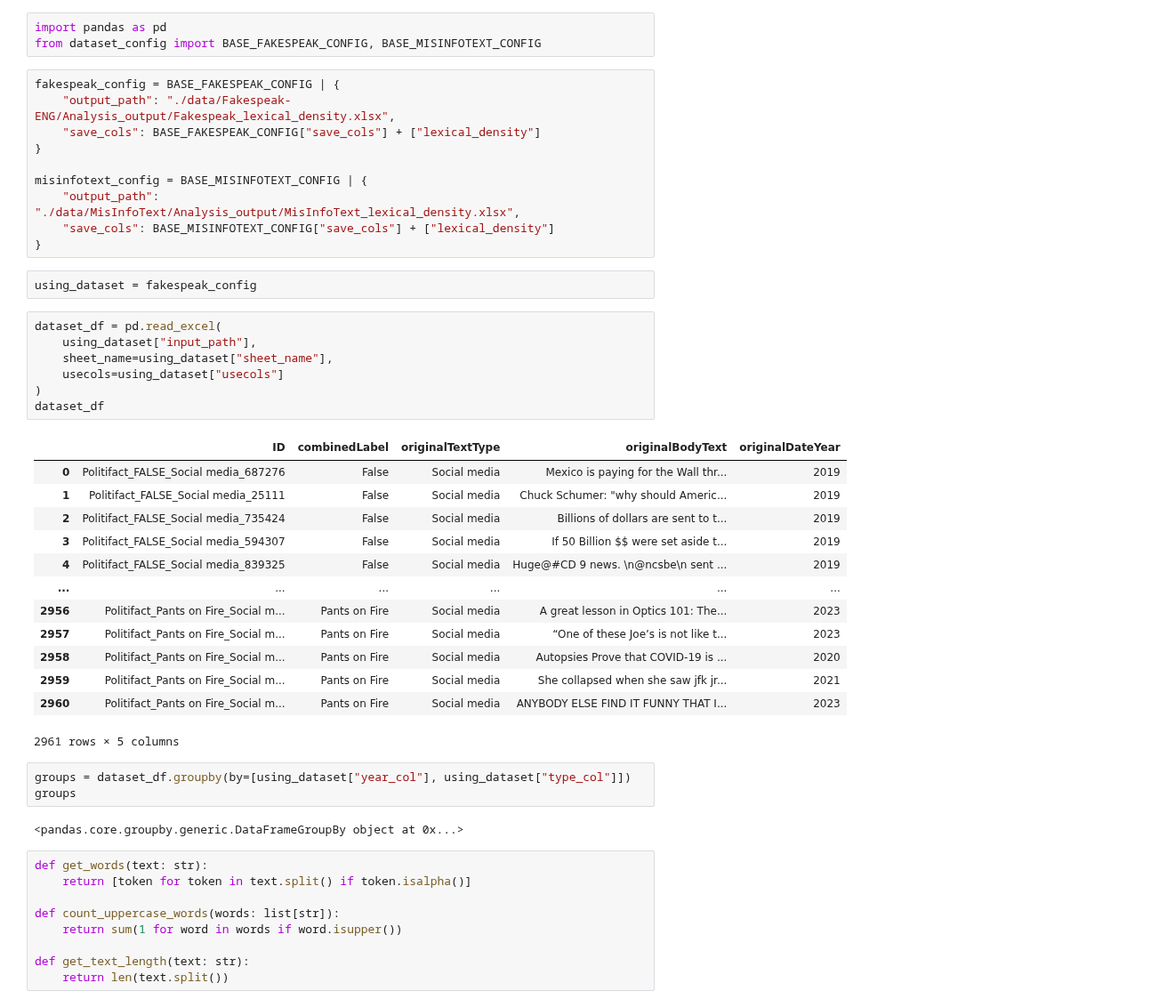
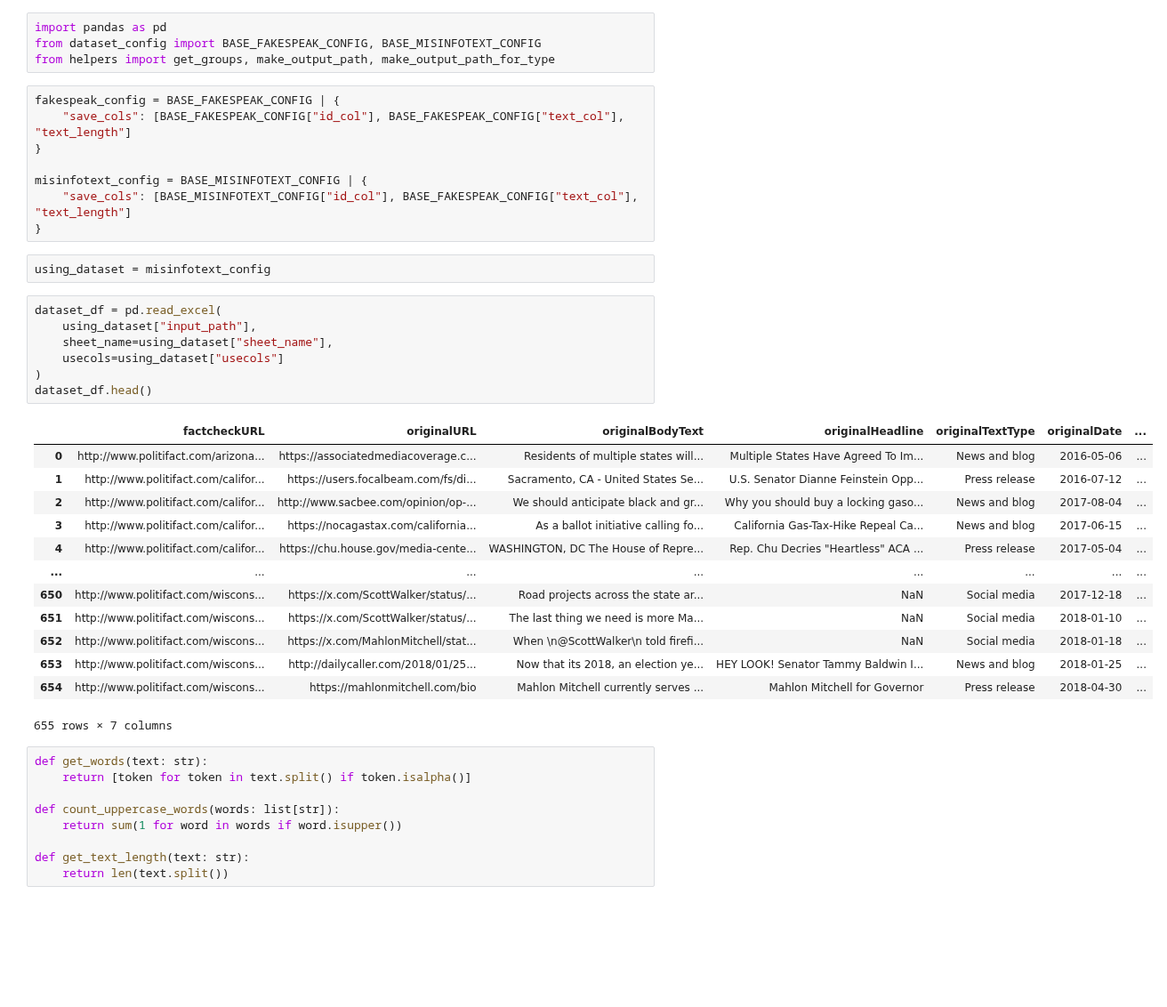
Before and after one commit to sfu-discourse-lab/fake_news_over_time, a Jupyter notebook: all_caps.ipynb, the cells around one changed output. Shown at 89% size. Drawn from its saved outputs; the diff is of its cells as text; blank space fills up the shorter version.

Commit message:
Start working on proper grouping of text types

```diff
--- a/all_caps.ipynb
+++ b/all_caps.ipynb
@@ -1,44 +1,38 @@
 # %%
 import pandas as pd
 from dataset_config import BASE_FAKESPEAK_CONFIG, BASE_MISINFOTEXT_CONFIG
+from helpers import get_groups, make_output_path, make_output_path_for_type
 # %%
 fakespeak_config = BASE_FAKESPEAK_CONFIG | {
-    "output_path": "./data/Fakespeak-ENG/Analysis_output/Fakespeak_lexical_density.xlsx",
-    "save_cols": BASE_FAKESPEAK_CONFIG["save_cols"] + ["lexical_density"]
+    "save_cols": [BASE_FAKESPEAK_CONFIG["id_col"], BASE_FAKESPEAK_CONFIG["text_col"], "text_length"]
 }
 
 misinfotext_config = BASE_MISINFOTEXT_CONFIG | {
-    "output_path": "./data/MisInfoText/Analysis_output/MisInfoText_lexical_density.xlsx",
-    "save_cols": BASE_MISINFOTEXT_CONFIG["save_cols"] + ["lexical_density"]
+    "save_cols": [BASE_MISINFOTEXT_CONFIG["id_col"], BASE_FAKESPEAK_CONFIG["text_col"], "text_length"]
 }
 # %%
-using_dataset = fakespeak_config
+using_dataset = misinfotext_config
 # %%
 dataset_df = pd.read_excel(
     using_dataset["input_path"],
     sheet_name=using_dataset["sheet_name"],
     usecols=using_dataset["usecols"]
 )
-dataset_df
+dataset_df.head()
 # %% [output]
-|  | ID | combinedLabel | originalTextType | originalBodyText | originalDateYear |
-| 0 | Politifact_FALSE_Social media_687276 | False | Social media | Mexico is paying for the Wall thr... | 2019 |
-| 1 | Politifact_FALSE_Social media_25111 | False | Social media | Chuck Schumer: "why should Americ... | 2019 |
-| 2 | Politifact_FALSE_Social media_735424 | False | Social media | Billions of dollars are sent to t... | 2019 |
-| 3 | Politifact_FALSE_Social media_594307 | False | Social media | If 50 Billion $$ were set aside t... | 2019 |
-| 4 | Politifact_FALSE_Social media_839325 | False | Social media | Huge@#CD 9 news. \n@ncsbe\n sent ... | 2019 |
-| ... | ... | ... | ... | ... | ... |
-| 2956 | Politifact_Pants on Fire_Social m... | Pants on Fire | Social media | A great lesson in Optics 101: The... | 2023 |
-| 2957 | Politifact_Pants on Fire_Social m... | Pants on Fire | Social media | “One of these Joe’s is not like t... | 2023 |
-| 2958 | Politifact_Pants on Fire_Social m... | Pants on Fire | Social media | Autopsies Prove that COVID-19 is ... | 2020 |
-| 2959 | Politifact_Pants on Fire_Social m... | Pants on Fire | Social media | She collapsed when she saw jfk jr... | 2021 |
-| 2960 | Politifact_Pants on Fire_Social m... | Pants on Fire | Social media | ANYBODY ELSE FIND IT FUNNY THAT I... | 2023 |
+|  | factcheckURL | originalURL | originalBodyText | originalHeadline | originalTextType | originalDate | ... |
+| 0 | http://www.politifact.com/arizona... | https://associatedmediacoverage.c... | Residents of multiple states will... | Multiple States Have Agreed To Im... | News and blog | 2016-05-06 | ... |
+| 1 | http://www.politifact.com/califor... | https://users.focalbeam.com/fs/di... | Sacramento, CA - United States Se... | U.S. Senator Dianne Feinstein Opp... | Press release | 2016-07-12 | ... |
+| 2 | http://www.politifact.com/califor... | http://www.sacbee.com/opinion/op-... | We should anticipate black and gr... | Why you should buy a locking gaso... | News and blog | 2017-08-04 | ... |
+| 3 | http://www.politifact.com/califor... | https://nocagastax.com/california... | As a ballot initiative calling fo... | California Gas-Tax-Hike Repeal Ca... | News and blog | 2017-06-15 | ... |
+| 4 | http://www.politifact.com/califor... | https://chu.house.gov/media-cente... | WASHINGTON, DC The House of Repre... | Rep. Chu Decries "Heartless" ACA ... | Press release | 2017-05-04 | ... |
+| ... | ... | ... | ... | ... | ... | ... | ... |
+| 650 | http://www.politifact.com/wiscons... | https://x.com/ScottWalker/status/... | Road projects across the state ar... | NaN | Social media | 2017-12-18 | ... |
+| 651 | http://www.politifact.com/wiscons... | https://x.com/ScottWalker/status/... | The last thing we need is more Ma... | NaN | Social media | 2018-01-10 | ... |
+| 652 | http://www.politifact.com/wiscons... | https://x.com/MahlonMitchell/stat... | When \n@ScottWalker\n told firefi... | NaN | Social media | 2018-01-18 | ... |
+| 653 | http://www.politifact.com/wiscons... | http://dailycaller.com/2018/01/25... | Now that its 2018, an election ye... | HEY LOOK! Senator Tammy Baldwin I... | News and blog | 2018-01-25 | ... |
+| 654 | http://www.politifact.com/wiscons... | https://mahlonmitchell.com/bio | Mahlon Mitchell currently serves ... | Mahlon Mitchell for Governor | Press release | 2018-04-30 | ... |
-2961 rows × 5 columns
+655 rows × 7 columns
-# %%
-groups = dataset_df.groupby(by=[using_dataset["year_col"], using_dataset["type_col"]])
-groups
-# %% [output]
-<pandas.core.groupby.generic.DataFrameGroupBy object at 0x...>
 # %%
 def get_words(text: str):
     return [token for token in text.split() if token.isalpha()]
```
Also changed, not shown: parts of 9 cells of this notebook, 54 other files.
